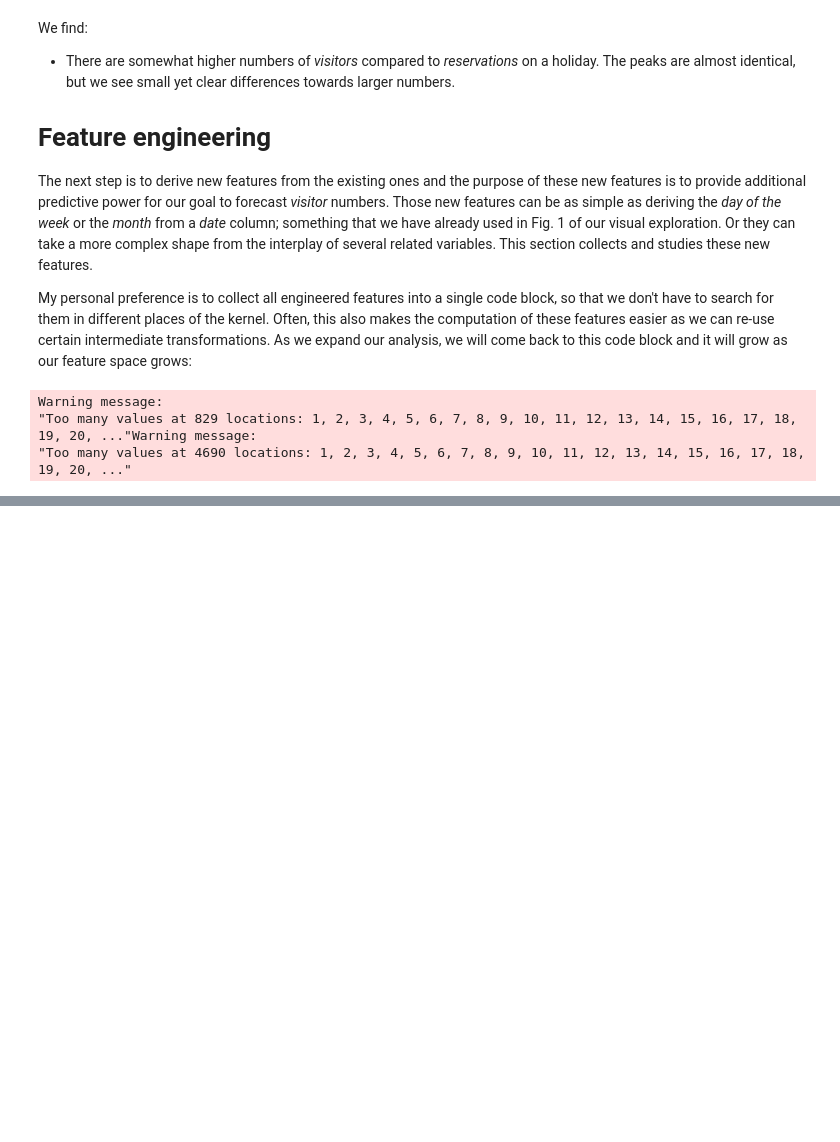
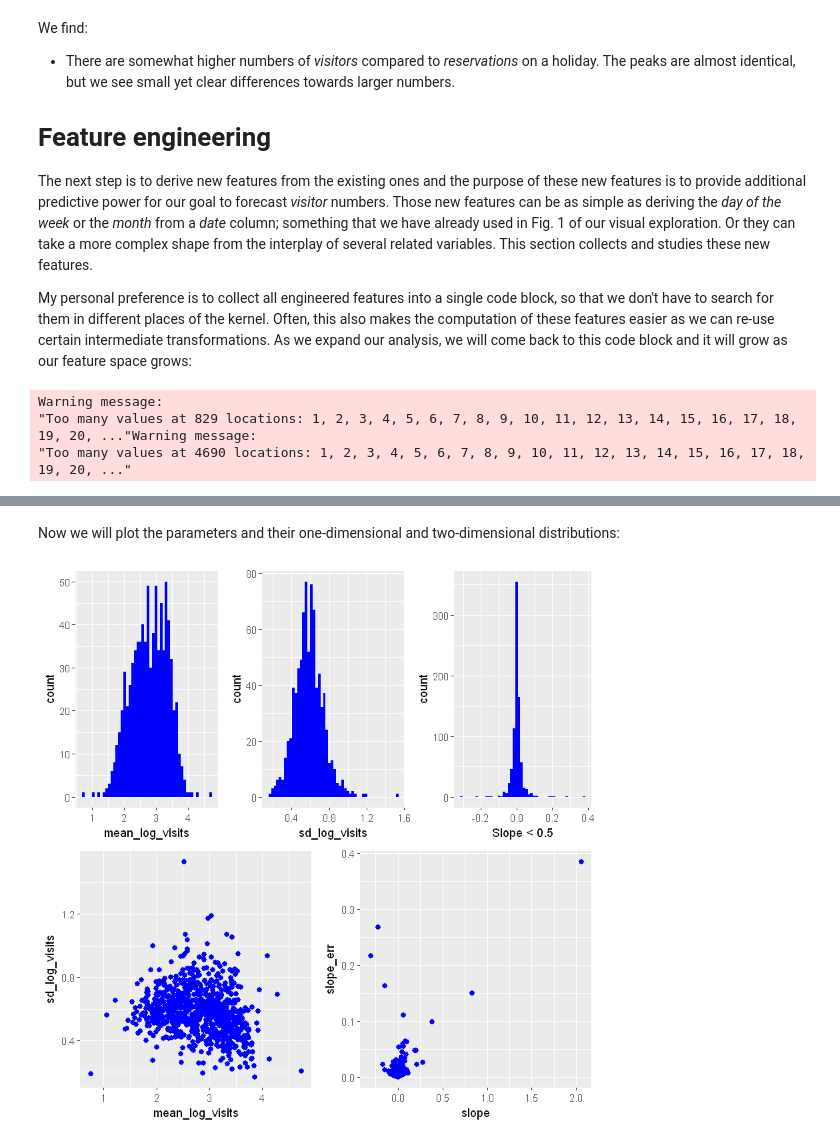
Before and after one commit to Cross-17/Kaggle_practice, a Jupyter notebook: recruit/EDA_R.ipynb, the cells around one changed output, grey strips where cells are left out. Drawn from its saved outputs; the diff is of its cells as text; code cells hidden in the pictures; blank space fills up the shorter version.

```diff
--- a/recruit/EDA_R.ipynb
+++ b/recruit/EDA_R.ipynb
@@ -1198,0 +1384,29 @@ head(air_visits,20)
+# %% [markdown]
+Now we will plot the parameters and their one-dimensional and two-dimensional distributions:
+# %%
+p1 <- ts_params %>%
+  ggplot(aes(mean_log_visits)) +
+  geom_histogram(bins = 50, fill = "blue")
+
+p2 <- ts_params %>%
+  ggplot(aes(sd_log_visits)) +
+  geom_histogram(bins = 50, fill = "blue")
+
+p3 <- ts_params %>%
+  filter(slope < 0.5) %>%
+  ggplot(aes(slope)) +
+  geom_histogram(bins = 50, fill = "blue") +
+  labs(x = "Slope < 0.5")
+
+p4 <- ts_params %>%
+  ggplot((aes(mean_log_visits, sd_log_visits))) +
+  geom_point(size = 2, color = "blue")
+
+p5 <- ts_params %>%
+  ggplot((aes(slope, slope_err))) +
+  geom_point(size = 2, color = "blue")
+
+layout <- matrix(c(1,1,2,2,3,3,4,4,4,5,5,5),2,6,byrow=TRUE)
+multiplot(p1, p2, p3, p4, p5, layout=layout)
+# %% [output]
+[figure, added]
```
Also changed, not shown: parts of 60 cells of this notebook.
